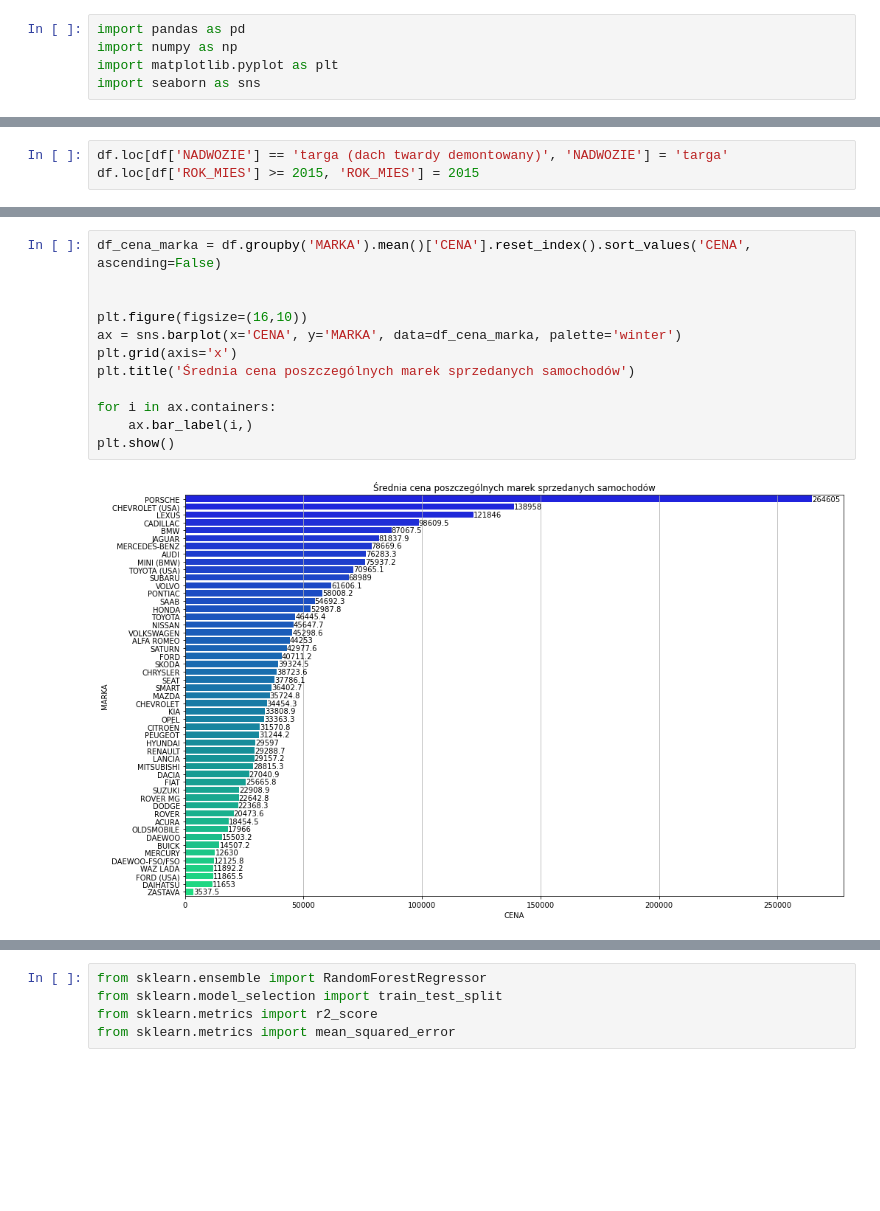
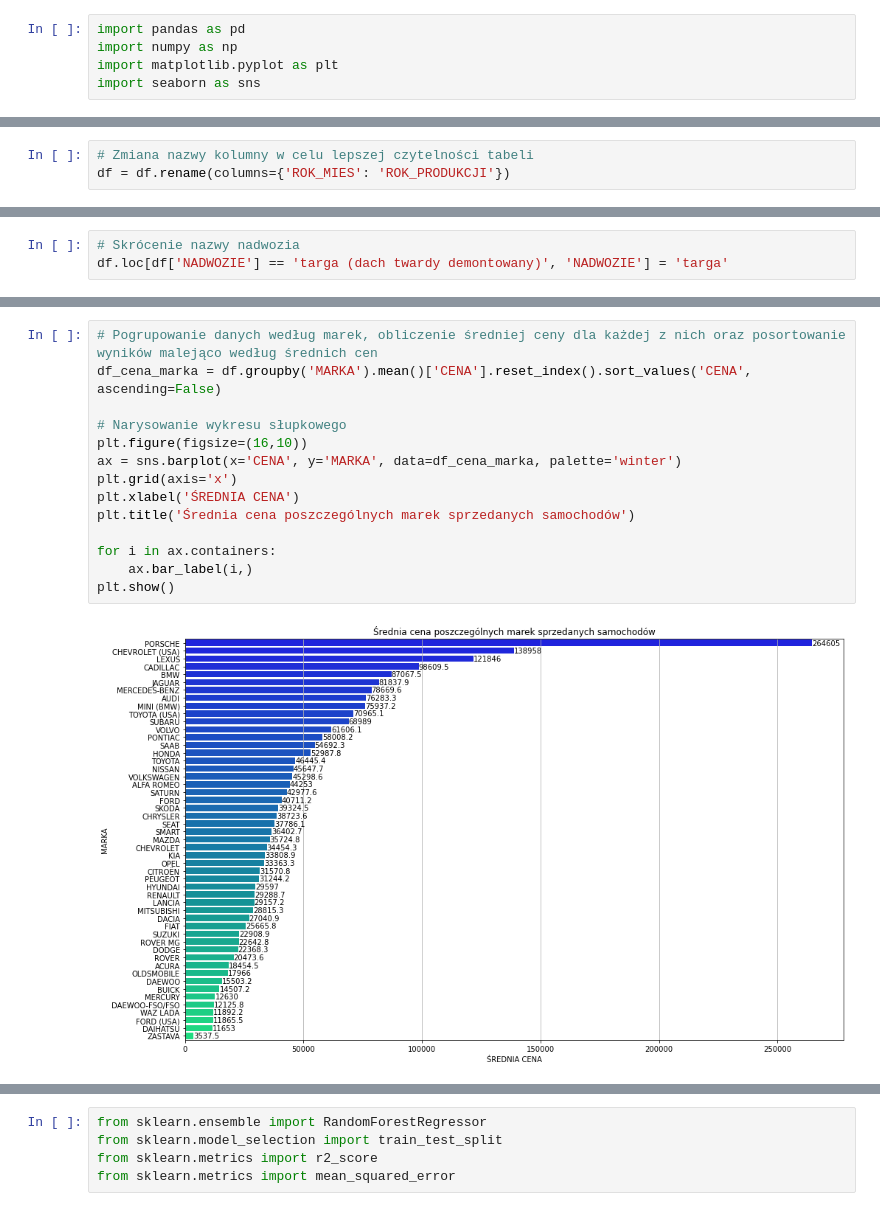
Before and after one commit to lukaszlachowicz/Projekty, a Jupyter notebook: analiza cen samochodów/analiza cen samochodów.ipynb, the cells around one changed output, grey strips where cells are left out. Saved outputs shown, nothing was run; the diff lists cells and outputs as text; blank space fills up the shorter version.

```diff
--- a/analiza cen samochodów/analiza cen samochodów.ipynb
+++ b/analiza cen samochodów/analiza cen samochodów.ipynb
@@ -27,4 +29,7 @@ df
 | 15904 | 134494 | tg | PORSCHE | targa (dach twardy demontowany) | 3750 | 2001 | 220200 |
 | 15905 | 134494 | tg | PORSCHE | targa (dach twardy demontowany) | 3750 | 2000 | -204246 |
 15906 rows × 7 columns
+# %%
+# Zmiana nazwy kolumny w celu lepszej czytelności tabeli
+df = df.rename(columns={'ROK_MIES': 'ROK_PRODUKCJI'})
 # %%
@@ -72,6 +77,6 @@ See the caveats in the documentation: https://pandas.pydata.org/pandas-docs/stab
 # %%
+# Skrócenie nazwy nadwozia
 df.loc[df['NADWOZIE'] == 'targa (dach twardy demontowany)', 'NADWOZIE'] = 'targa'
-df.loc[df['ROK_MIES'] >= 2015, 'ROK_MIES'] = 2015
 # %%
 df
 # %% [output]
@@ -127,15 +137,17 @@ plt.show()
 # %%
+# Pogrupowanie danych według marek, obliczenie średniej ceny dla każdej z nich oraz posortowanie wyników malejąco według średnich cen
 df_cena_marka = df.groupby('MARKA').mean()['CENA'].reset_index().sort_values('CENA', ascending=False)
 
-
+# Narysowanie wykresu słupkowego
 plt.figure(figsize=(16,10))
 ax = sns.barplot(x='CENA', y='MARKA', data=df_cena_marka, palette='winter')
 plt.grid(axis='x')
+plt.xlabel('ŚREDNIA CENA')
 plt.title('Średnia cena poszczególnych marek sprzedanych samochodów')
 
 for i in ax.containers:
     ax.bar_label(i,)
 plt.show()
 # %% [output]
-[figure, old version]
+[figure, new version]
 # %%
```
Also changed, not shown: parts of 50 cells of this notebook.
